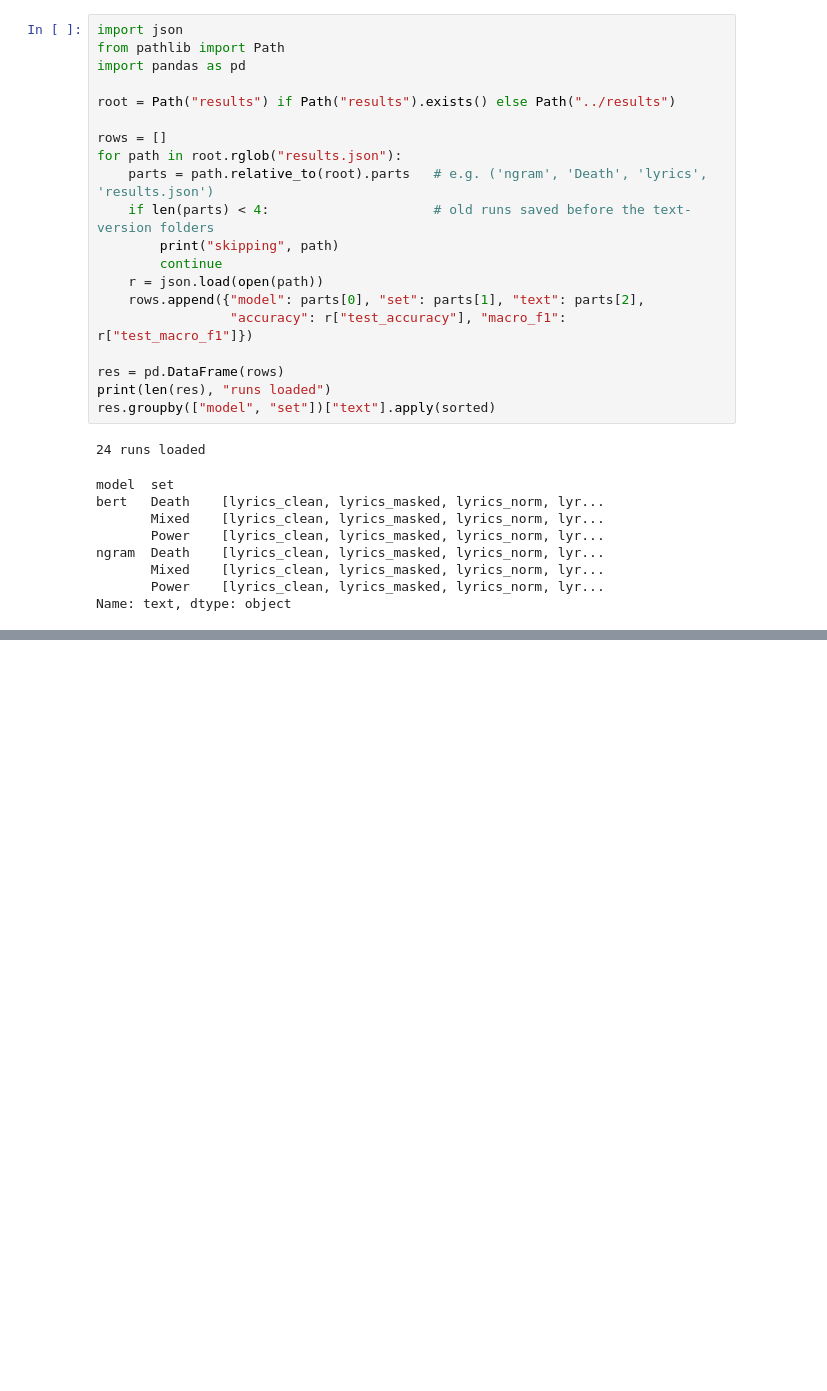
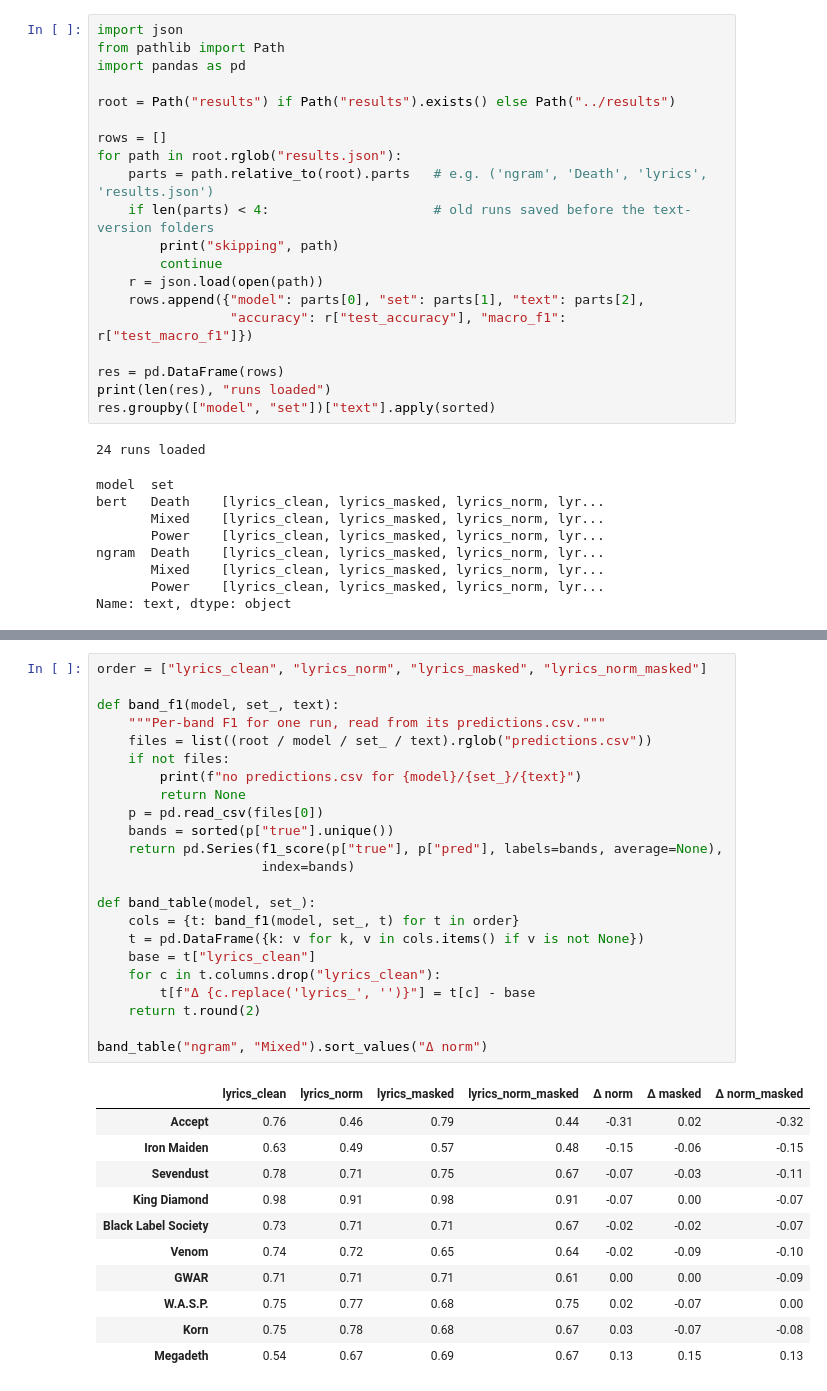
Before and after one commit to Leezamiranda/metal-stylometry, a Jupyter notebook: notebooks/analysis.ipynb, the cells around one changed output, grey strips where cells are left out. Saved outputs shown, nothing was run; the diff lists cells and outputs as text; blank space fills up the shorter version.

Commit message:
per band tables

```diff
--- a/notebooks/analysis.ipynb
+++ b/notebooks/analysis.ipynb
@@ -50,3 +58,38 @@ display(table.sub(table["lyrics_clean"], axis=0).round(3))   # change from basel
 | ngram | Death | 0.0 | 0.018 | -0.010 | -0.012 |
 |  | Mixed | 0.0 | -0.045 | -0.015 | -0.086 |
 |  | Power | 0.0 | -0.036 | -0.030 | -0.055 |
+# %%
+order = ["lyrics_clean", "lyrics_norm", "lyrics_masked", "lyrics_norm_masked"]
+
+def band_f1(model, set_, text):
+    """Per-band F1 for one run, read from its predictions.csv."""
+    files = list((root / model / set_ / text).rglob("predictions.csv"))
+    if not files:
+        print(f"no predictions.csv for {model}/{set_}/{text}")
+        return None
+    p = pd.read_csv(files[0])
+    bands = sorted(p["true"].unique())
+    return pd.Series(f1_score(p["true"], p["pred"], labels=bands, average=None),
+                     index=bands)
+
+def band_table(model, set_):
+    cols = {t: band_f1(model, set_, t) for t in order}
+    t = pd.DataFrame({k: v for k, v in cols.items() if v is not None})
+    base = t["lyrics_clean"]
+    for c in t.columns.drop("lyrics_clean"):
+        t[f"Δ {c.replace('lyrics_', '')}"] = t[c] - base
+    return t.round(2)
+
+band_table("ngram", "Mixed").sort_values("Δ norm")
+# %% [output]
+|  | lyrics_clean | lyrics_norm | lyrics_masked | lyrics_norm_masked | Δ norm | Δ masked | Δ norm_masked |
+| Accept | 0.76 | 0.46 | 0.79 | 0.44 | -0.31 | 0.02 | -0.32 |
+| Iron Maiden | 0.63 | 0.49 | 0.57 | 0.48 | -0.15 | -0.06 | -0.15 |
+| Sevendust | 0.78 | 0.71 | 0.75 | 0.67 | -0.07 | -0.03 | -0.11 |
+| King Diamond | 0.98 | 0.91 | 0.98 | 0.91 | -0.07 | 0.00 | -0.07 |
+| Black Label Society | 0.73 | 0.71 | 0.71 | 0.67 | -0.02 | -0.02 | -0.07 |
+| Venom | 0.74 | 0.72 | 0.65 | 0.64 | -0.02 | -0.09 | -0.10 |
+| GWAR | 0.71 | 0.71 | 0.71 | 0.61 | 0.00 | 0.00 | -0.09 |
+| W.A.S.P. | 0.75 | 0.77 | 0.68 | 0.75 | 0.02 | -0.07 | 0.00 |
+| Korn | 0.75 | 0.78 | 0.68 | 0.67 | 0.03 | -0.07 | -0.08 |
+| Megadeth | 0.54 | 0.67 | 0.69 | 0.67 | 0.13 | 0.15 | 0.13 |
```
Also changed, not shown: parts of 3 cells of this notebook.
